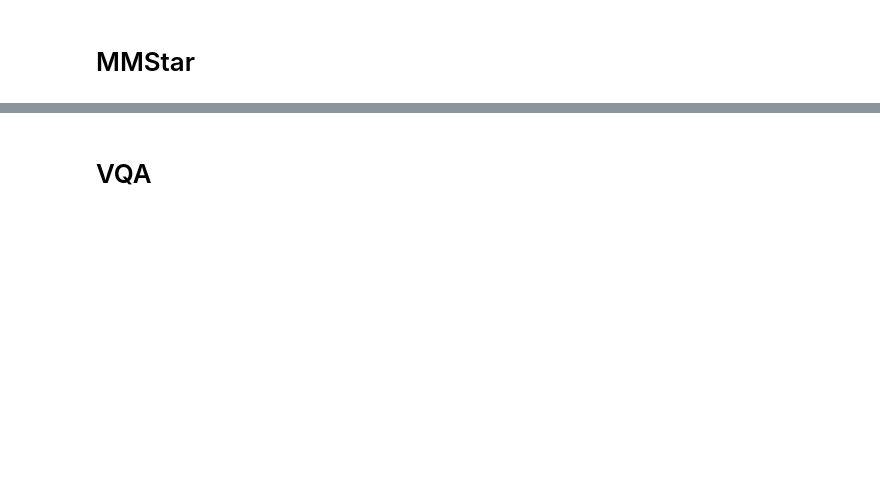
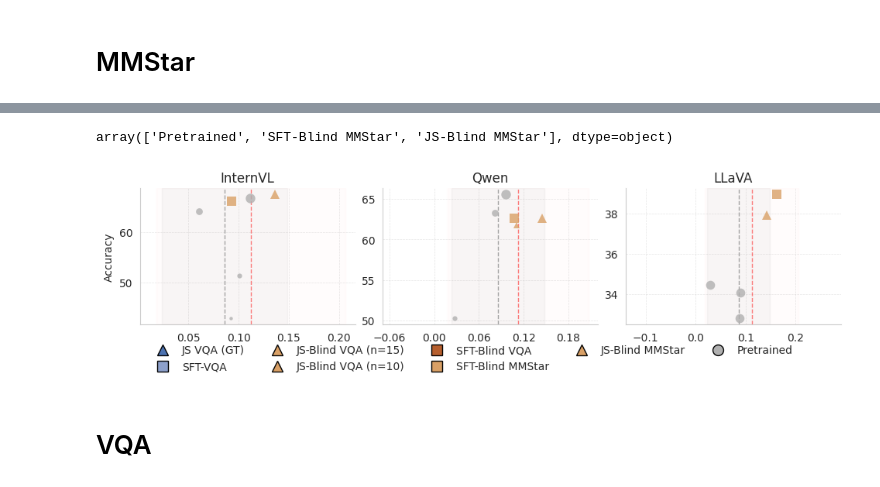
Before and after one commit to unolop/HPA, a Jupyter notebook: evaluation/analysis/correlations.ipynb, the cells around one changed output, grey strips where cells are left out. Saved outputs shown, nothing was run; the diff lists cells and outputs as text; code cells hidden in the pictures; blank space fills up the shorter version.

```diff
--- a/evaluation/analysis/correlations.ipynb
+++ b/evaluation/analysis/correlations.ipynb
@@ -129,3 +16,78 @@ md[(md['finetuned'] == 'Pretrained') & (md['category'] != 'science & technology'
+# %%
+n_boot = 0
+metrics = 'correct'
+human_acc = mm.human.pivot(
+    index="question_id",
+    columns="participant_id",
+    values=metrics
+)
+test_model = mm.test_model
+test_model = test_model[test_model['condition'] == '']
+model_correct = test_model[test_model['condition'] == ''].groupby(['model', 'finetuned'])['correct'].mean().reset_index()
+model_correct = model_correct[~model_correct['model'].isin(['Qwen3 (4B)', 'Qwen3 (8B)'])]
+pcorr = pd.merge(model_corr, model_correct, how='left', on=['model', 'finetuned'])
+# Remove (n=15) from finetuned column values in pcorr DataFrame
+pcorr['finetuned'] = pcorr['finetuned'].str.replace(r"\s*\(n=15\)", "", regex=True)
+pcorr.finetuned.unique()
+# %% [output]
+array(['Pretrained', 'SFT-Blind MMStar', 'JS-Blind MMStar'], dtype=object)
+# %%
+qwen = np.mean([0.078375, 0.093314])
+qwen_sd = np.sqrt((0.068510**2 + 0.048663**2) / 2)
+
+nrows, ncols = 1, 3
+max_panels = nrows * ncols
+fig, axes = plt.subplots(
+    nrows, ncols,
+    figsize=(3.2 * ncols, 2.3 * nrows),
+    constrained_layout=True,
+    # sharey=True,  # Share y axis
+    # sharex=True, # if xshared else False,
+    squeeze=False
+)
+ylabel, xlabel = "Accuracy", r"${\rho}$"
+axes_flat = axes.flatten()
+for idx, fam in enumerate(model_corr.family.unique()) :
+    ax = axes_flat[idx]
+    ax.set_title(fam, fontsize=12)
+    if idx == 0 :
+        ax.set_ylabel(ylabel, fontsize=10)
+    ax = plot_family_scatter(
+        pcorr[pcorr['family'] == fam], ax, value_col='correct', mu=mean_corr, sd=std_corr
+    )
+    # ax.set_xlim(0, 0.25)
+    ci_low, ci_high = get_ci(qwen, qwen_sd, len(test_subjects))
+    ax.axvspan(ci_low, ci_high, alpha=0.05, color='gray', zorder=1)
+    ax.axvline(qwen, color='gray', linestyle='--', linewidth=1, alpha=0.7, zorder=1, label='Qwen')
+    for label in (ax.get_xticklabels() + ax.get_yticklabels()):
+        label.set_fontsize(10)
+
+regime_handles = [
+    Line2D(
+        [0], [0],
+        marker=regime_markers.get(f, "o"),
+        color='w',
+        markerfacecolor=regime_colors[f],
+        markeredgecolor='black',
+        markersize=10,
+        linestyle="",
+        label=f
+    )
+    for f in regime_colors
+]
+legend_handles = regime_handles
+fig.legend(
+    handles=legend_handles,
+    loc='lower center',
+    ncol=5,
+    bbox_to_anchor=(0.5, -0.3),  # adjust as needed for space below
+    frameon=False,
+    fontsize=10,
+)
+
+plt.show()
+# %% [output]
+[figure, added]
 # %% [markdown]
 # VQA
 # %%
```
Also changed, not shown: parts of 35 cells of this notebook, 9 other files.
